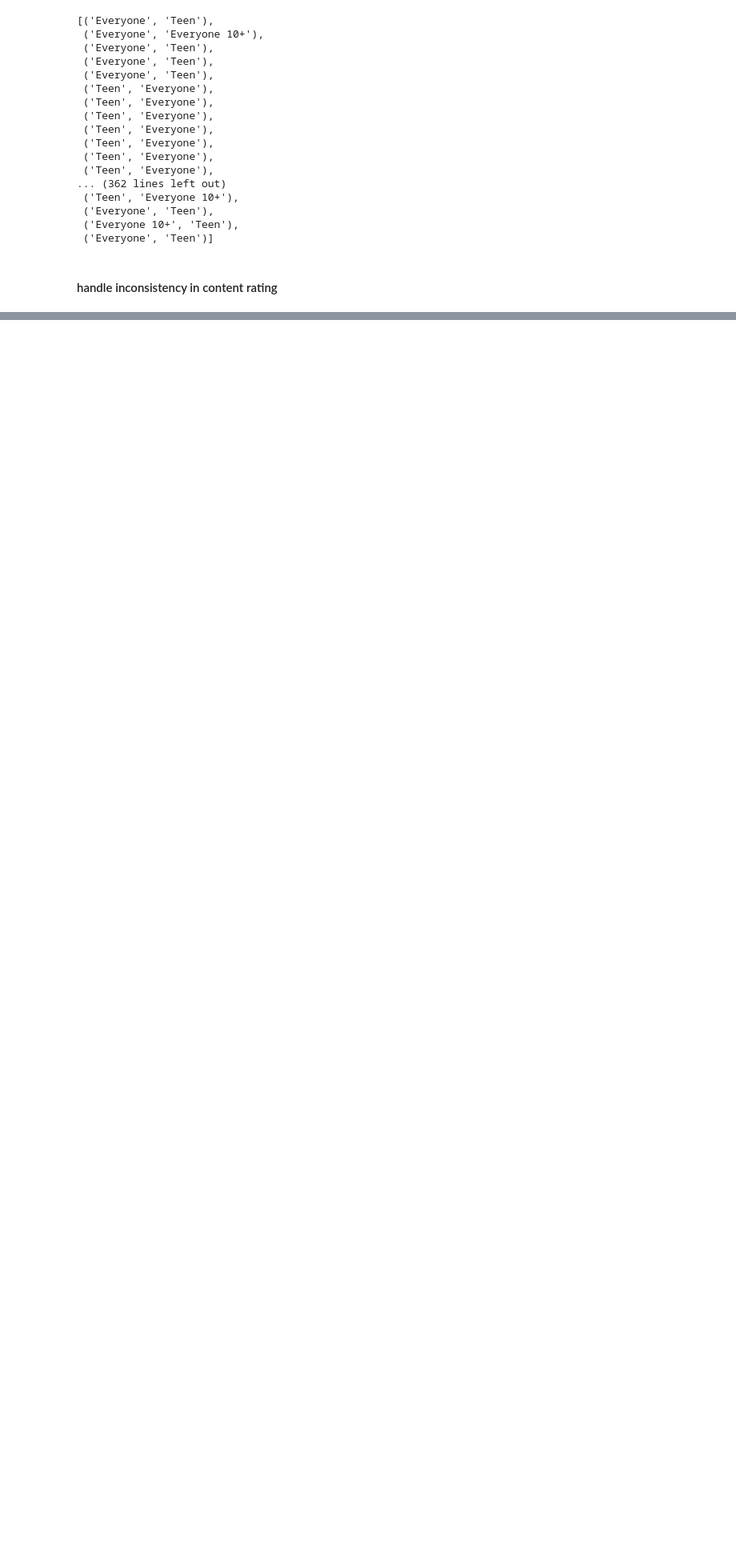
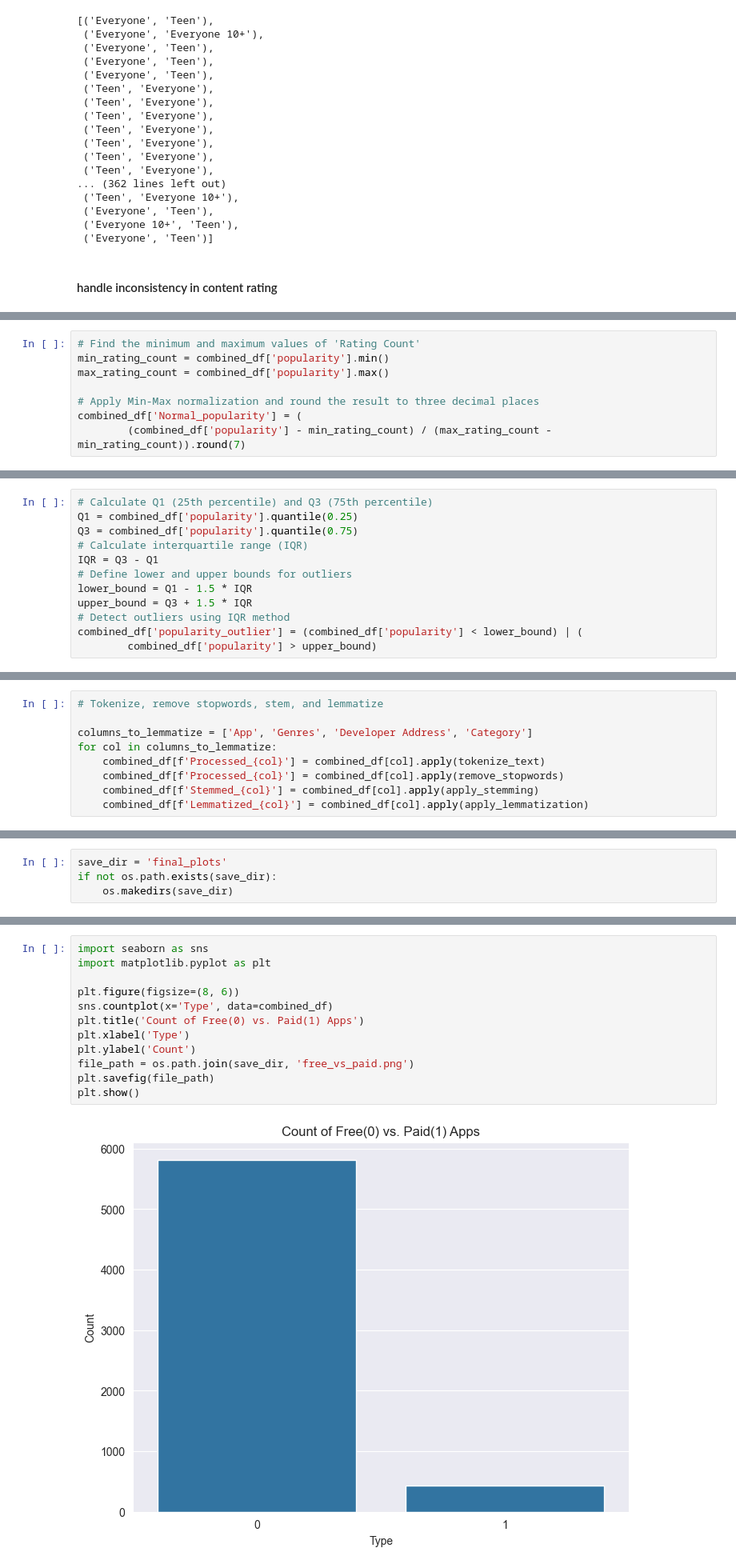
Before and after one commit to Soroush-Pasandideh/DataMining, a Jupyter notebook: DataMining.ipynb, the cells around one changed output, grey strips where cells are left out. Shown at 80% size. Saved outputs shown, nothing was run; the diff lists cells and outputs as text; blank space fills up the shorter version.

Commit message:
plotting results

```diff
--- a/DataMining.ipynb
+++ b/DataMining.ipynb
@@ -1469,0 +1718,8 @@ Name: Content Rating, Length: 6250, dtype: object
+# %%
+# Find the minimum and maximum values of 'Rating Count'
+min_rating_count = combined_df['popularity'].min()
+max_rating_count = combined_df['popularity'].max()
+
+# Apply Min-Max normalization and round the result to three decimal places
+combined_df['Normal_popularity'] = (
+        (combined_df['popularity'] - min_rating_count) / (max_rating_count - min_rating_count)).round(7)
@@ -1469,0 +1820,12 @@ Name: Content Rating, Length: 6250, dtype: object
+# %%
+# Calculate Q1 (25th percentile) and Q3 (75th percentile)
+Q1 = combined_df['popularity'].quantile(0.25)
+Q3 = combined_df['popularity'].quantile(0.75)
+# Calculate interquartile range (IQR)
+IQR = Q3 - Q1
+# Define lower and upper bounds for outliers
+lower_bound = Q1 - 1.5 * IQR
+upper_bound = Q3 + 1.5 * IQR
+# Detect outliers using IQR method
+combined_df['popularity_outlier'] = (combined_df['popularity'] < lower_bound) | (
+        combined_df['popularity'] > upper_bound)
@@ -1469,0 +1885,9 @@ Name: Content Rating, Length: 6250, dtype: object
+# %%
+# Tokenize, remove stopwords, stem, and lemmatize
+
+columns_to_lemmatize = ['App', 'Genres', 'Developer Address', 'Category']
+for col in columns_to_lemmatize:
+    combined_df[f'Processed_{col}'] = combined_df[col].apply(tokenize_text)
+    combined_df[f'Processed_{col}'] = combined_df[col].apply(remove_stopwords)
+    combined_df[f'Stemmed_{col}'] = combined_df[col].apply(apply_stemming)
+    combined_df[f'Lemmatized_{col}'] = combined_df[col].apply(apply_lemmatization)
@@ -1469,0 +1975,4 @@ Name: Content Rating, Length: 6250, dtype: object
+# %%
+save_dir = 'final_plots'
+if not os.path.exists(save_dir):
+    os.makedirs(save_dir)
@@ -1469,0 +1982,14 @@ Name: Content Rating, Length: 6250, dtype: object
+# %%
+import seaborn as sns
+import matplotlib.pyplot as plt
+
+plt.figure(figsize=(8, 6))
+sns.countplot(x='Type', data=combined_df)
+plt.title('Count of Free(0) vs. Paid(1) Apps')
+plt.xlabel('Type')
+plt.ylabel('Count')
+file_path = os.path.join(save_dir, 'free_vs_paid.png')
+plt.savefig(file_path)
+plt.show()
+# %% [output]
+[figure, added]
```
Also changed, not shown: parts of 109 cells of this notebook.
